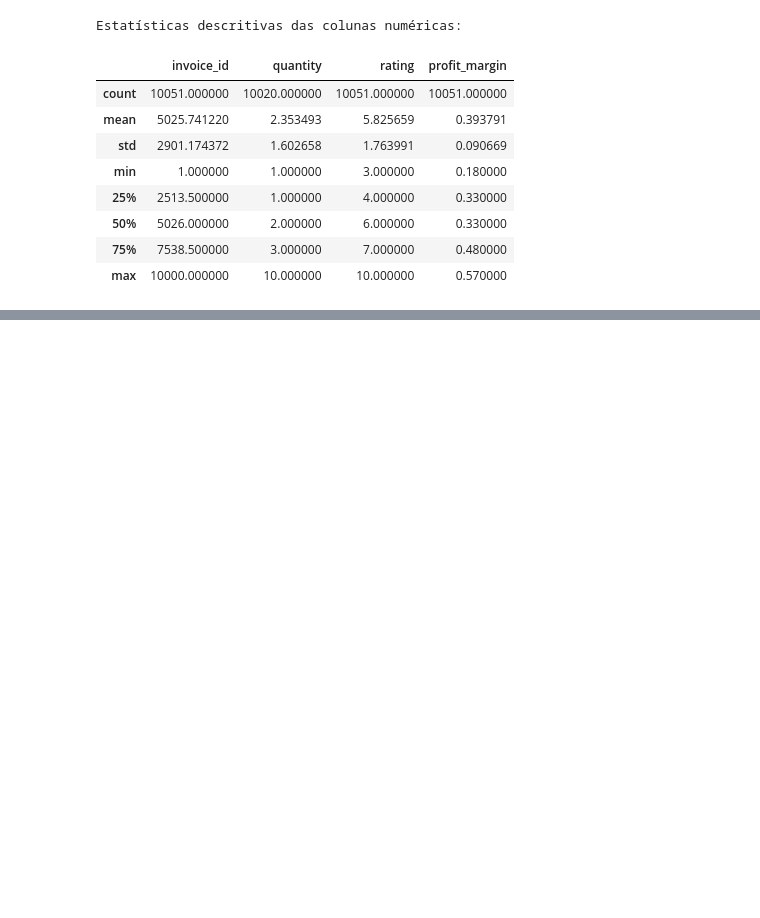
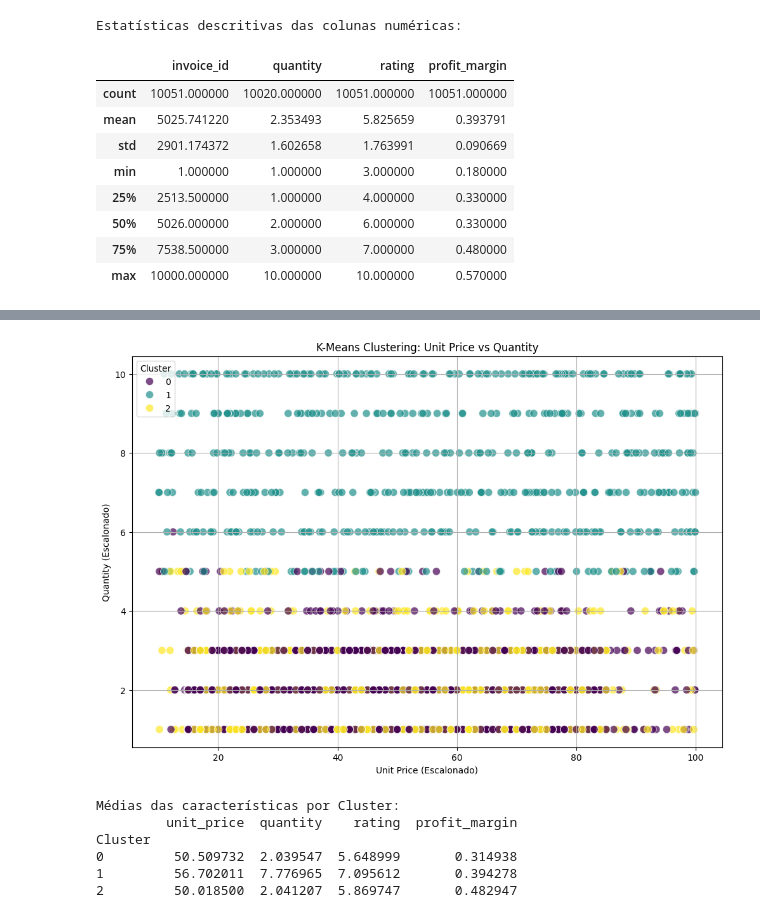
Before and after one commit to Haell39/IAClass_ML_Algorithms, a Jupyter notebook: Kmeans.ipynb, the cells around one changed output, grey strips where cells are left out. Saved outputs shown, nothing was run; the diff lists cells and outputs as text; code cells hidden in the pictures; blank space fills up the shorter version.

```diff
--- a/Kmeans.ipynb
+++ b/Kmeans.ipynb
@@ -61,0 +76,9 @@ Estatísticas descritivas das colunas numéricas:
+# %%
+"""Pre processamento dos dados para K-Means"""
+
+# Valores ausentes: usar média
+for col in numerical_cols_for_kmeans:
+        if X_kmeans[col].isnull().any():
+            mean_val = X_kmeans[col].mean()
+            X_kmeans[col].fillna(mean_val, inplace=True)
+            print(f"Valores ausentes na coluna '{col}' preenchidos com a média: {mean_val:.2f}")
@@ -61,0 +94,8 @@ Estatísticas descritivas das colunas numéricas:
+# %%
+""" Escalonamento dos dados """
+scaler = StandardScaler()
+X_kmeans_scaled = scaler.fit_transform(X_kmeans)
+X_kmeans_scaled_df = pd.DataFrame(X_kmeans_scaled, columns=numerical_cols_for_kmeans)
+
+print("\nDados numéricos selecionados e escalonados (primeiras 5 linhas):")
+print(X_kmeans_scaled_df.head())
@@ -61,0 +110,16 @@ Estatísticas descritivas das colunas numéricas:
+# %%
+"""4. Aplicação do K-Means"""
+
+# Usarei 3 clusters(grupos)
+#Obs: O número ideal de clusters pode ser determinado com métodos como o "Elbow Method".
+
+n_clusters = 3
+kmeans = KMeans(n_clusters=n_clusters, random_state=42, n_init=10)
+df_walmart['Cluster'] = kmeans.fit_predict(X_kmeans_scaled)
+
+print(f"\nK-Means aplicado com {n_clusters} clusters.")
+print("\nContagem de pontos em cada cluster:")
+print(df_walmart['Cluster'].value_counts())
+
+print("\nPrimeiras 10 linhas do DataFrame com os rótulos de cluster:")
+print(df_walmart[['unit_price', 'quantity', 'rating', 'profit_margin']].head(10))
@@ -61,0 +144,23 @@ Estatísticas descritivas das colunas numéricas:
+# %%
+"""Visualização dos clusters"""
+
+plt.figure(figsize=(12, 8))
+sns.scatterplot(x='unit_price', y='quantity', hue='Cluster', palette='viridis', data=df_walmart, s=80, alpha=0.7)
+plt.title(f'K-Means Clustering: Unit Price vs Quantity')
+plt.xlabel('Unit Price (Escalonado)')
+plt.ylabel('Quantity (Escalonado)')
+plt.legend(title='Cluster')
+plt.grid(True)
+plt.show()
+# %% [output]
+[figure, added]
+# %%
+print("\nMédias das características por Cluster:")
+print(df_walmart.groupby('Cluster')[['unit_price', 'quantity', 'rating', 'profit_margin']].mean())
+# %% [output]
+Médias das características por Cluster:
+         unit_price  quantity    rating  profit_margin
+Cluster
+0         50.509732  2.039547  5.648999       0.314938
+1         56.702011  7.776965  7.095612       0.394278
+2         50.018500  2.041207  5.869747       0.482947
```
Also changed, not shown: parts of 5 cells of this notebook.
